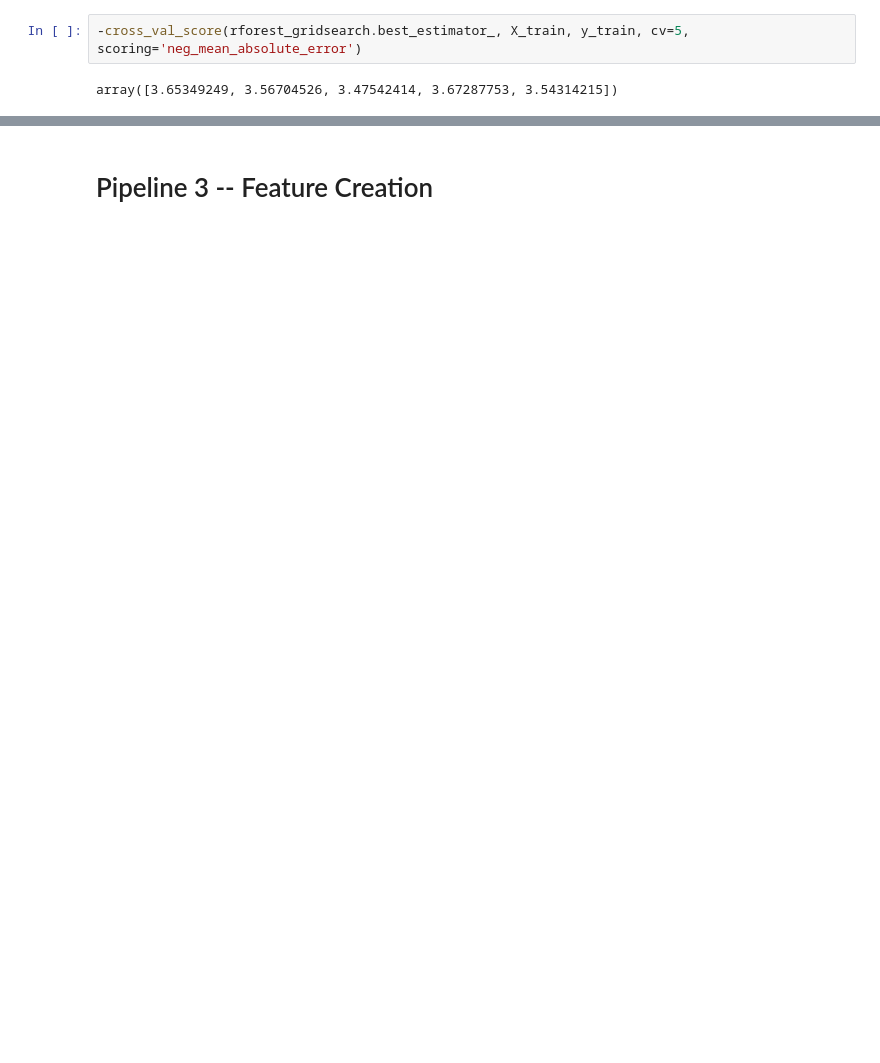
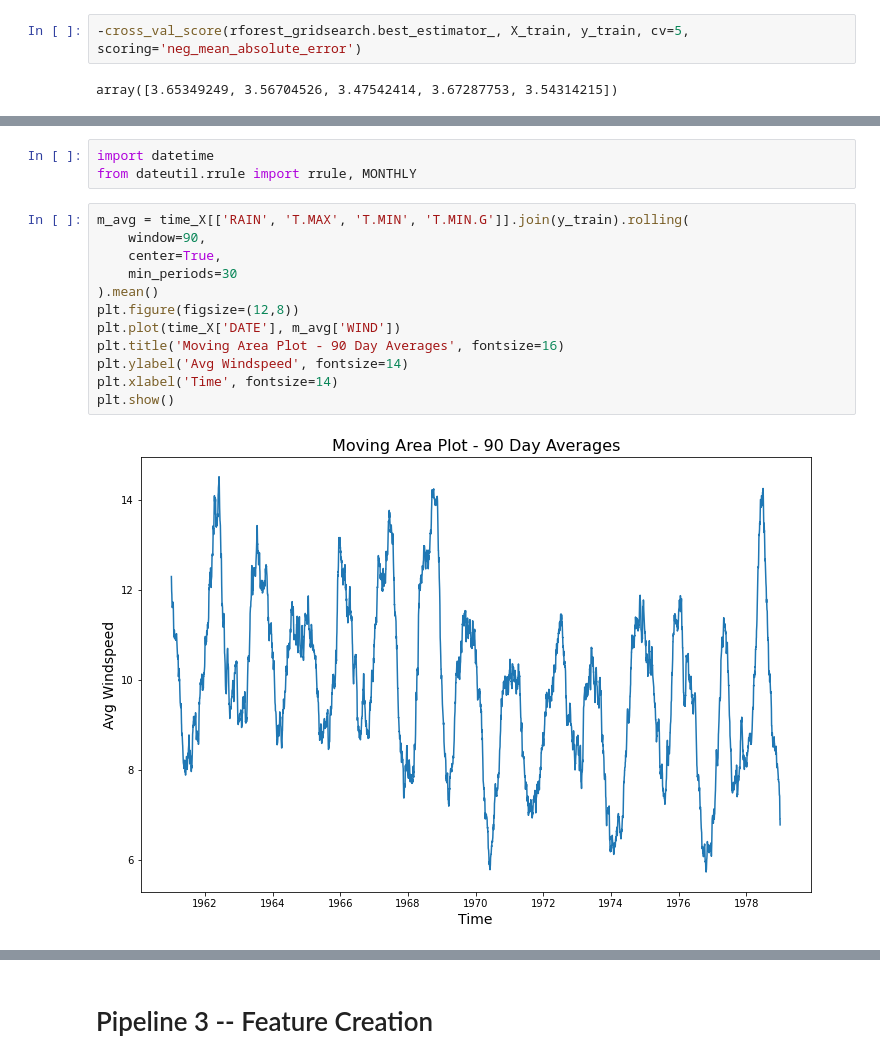
Before and after one commit to CharlesPizza/WindSpeed, a Jupyter notebook: WindSpeedExplore.ipynb, the cells around one changed output, grey strips where cells are left out. Saved outputs shown, nothing was run; the diff lists cells and outputs as text; blank space fills up the shorter version.

```diff
--- a/WindSpeedExplore.ipynb
+++ b/WindSpeedExplore.ipynb
@@ -680,0 +785,17 @@ array([3.65349249, 3.56704526, 3.47542414, 3.67287753, 3.54314215])
+# %%
+import datetime
+from dateutil.rrule import rrule, MONTHLY
+# %%
+m_avg = time_X[['RAIN', 'T.MAX', 'T.MIN', 'T.MIN.G']].join(y_train).rolling(
+    window=90,
+    center=True,
+    min_periods=30
+).mean()
+plt.figure(figsize=(12,8))
+plt.plot(time_X['DATE'], m_avg['WIND'])
+plt.title('Moving Area Plot - 90 Day Averages', fontsize=16)
+plt.ylabel('Avg Windspeed', fontsize=14)
+plt.xlabel('Time', fontsize=14)
+plt.show()
+# %% [output]
+[figure, added]
```
Also changed, not shown: parts of 127 cells of this notebook.
